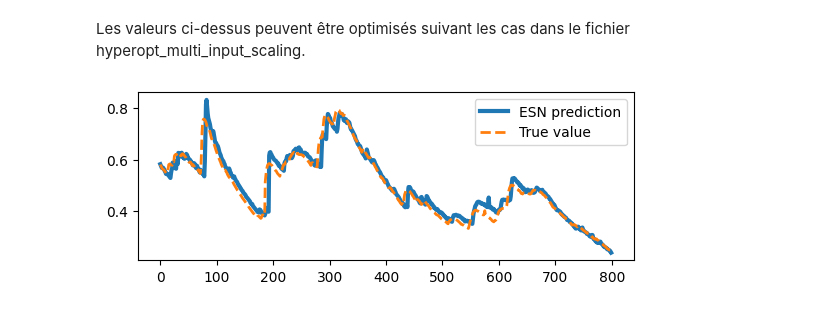
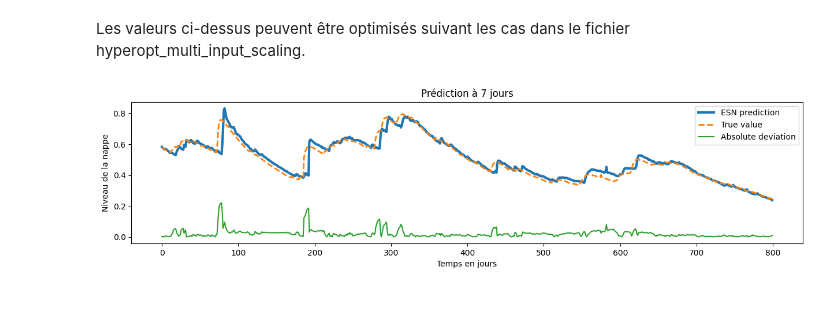
Before and after one commit to Sifflet-Blanc/Suez2, a Jupyter notebook: src/reservoirs/ridge.ipynb, the cells around one changed output. Drawn from its saved outputs; the diff is of its cells as text; code cells hidden in the pictures.

Commit message:
Amélioration des plots

```diff
--- a/src/reservoirs/ridge.ipynb
+++ b/src/reservoirs/ridge.ipynb
@@ -8,7 +8,7 @@ Dans ce fichier, les données sont prédites à 7 jours (paramètre modifiable),
 from data_loading import load_X_Y, plot_results
 import numpy as np
 import matplotlib.pyplot as plt
-dpath = '../datasets/preprocessed/' # remplacer par le chemin d'accès vers les données.
+dpath = './datasets/preprocessed/' # remplacer par le chemin d'accès vers les données.
 # NOTE: Prendre un fichier qui a été préalablement obtenu par DataPreprocessing.
 file_name = 'A146020302.csv'
 # %%
@@ -22,7 +22,8 @@ def normalize_data(data):
 
 data = load_X_Y(dpath + file_name)
 data, min_vals, max_vals = normalize_data(data)
-x,y= to_forecasting(data[3156:], forecast=7)
+forecast = 7
+x,y= to_forecasting(data[3156:], forecast=forecast)
 y = y[:, -1].reshape(-1, 1)
 units = 1500
 leak_rate = 0.7503908723453986
@@ -74,6 +75,6 @@ esn = reservoir >> readout
 # %%
 esn = esn.fit(X_train1, y_train1) # entrainement des données
 y_pred1 = esn.run(X_test1) # test avec le modèle
-plot_results(y_pred1, y_test1) # affichages des données prédites et valeurs terrain
+plot_results(y_pred1, y_test1,forecast,diff=True) # affichages des données prédites et valeurs terrain
 # %% [output]
-[figure, old version]
+[figure, new version]
```
Also changed, not shown: 1 other file.
